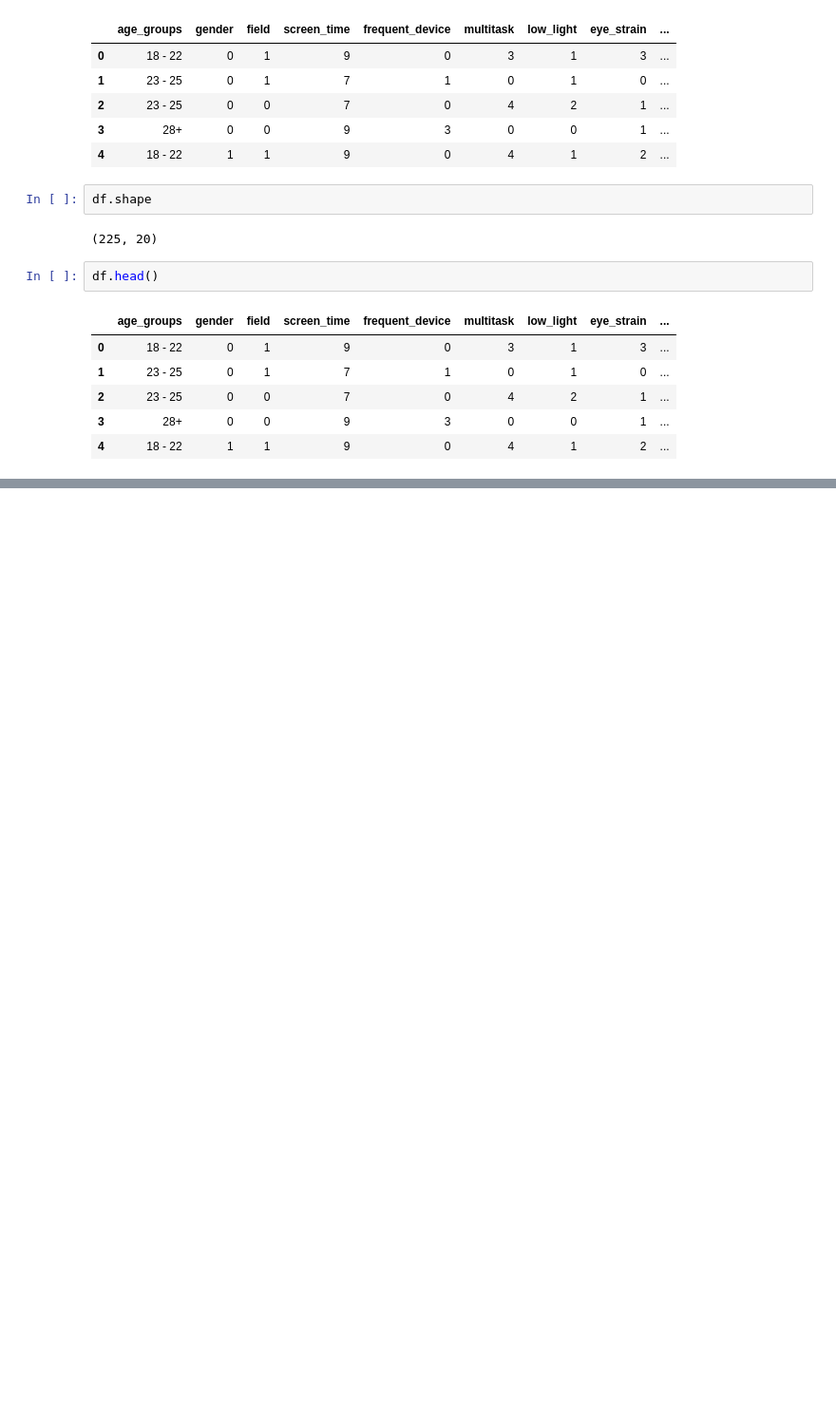
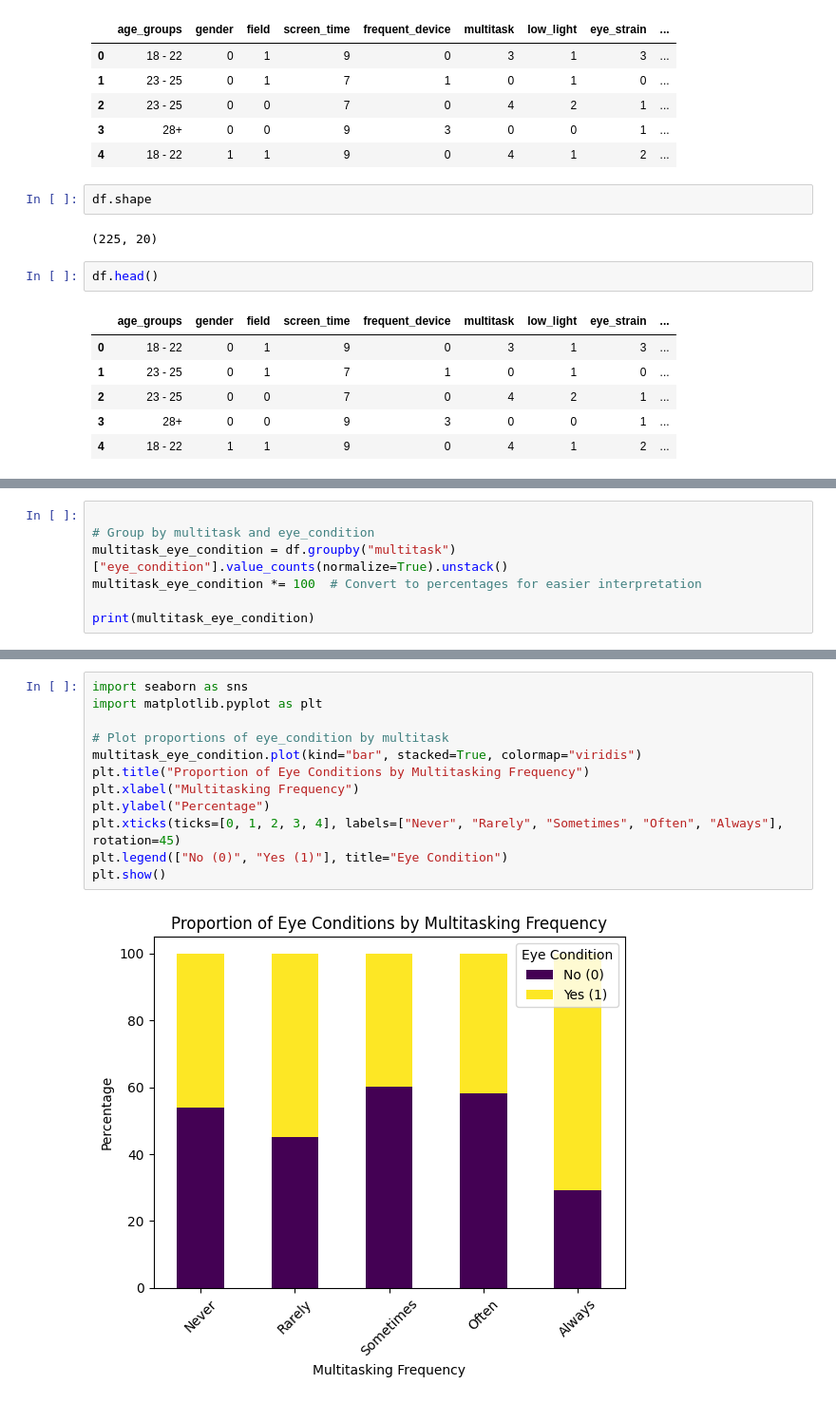
Before and after one commit to codebysubhan/Advance-Statistics-Analysis-Project, a Jupyter notebook: file.ipynb, the cells around one changed output, grey strips where cells are left out. Shown at 95% size. Drawn from its saved outputs; the diff is of its cells as text; blank space fills up the shorter version.

```diff
--- a/file.ipynb
+++ b/file.ipynb
@@ -327,0 +442,7 @@ df.head()
+# %%
+
+# Group by multitask and eye_condition
+multitask_eye_condition = df.groupby("multitask")["eye_condition"].value_counts(normalize=True).unstack()
+multitask_eye_condition *= 100  # Convert to percentages for easier interpretation
+
+print(multitask_eye_condition)
@@ -327,0 +469,14 @@ df.head()
+# %%
+import seaborn as sns
+import matplotlib.pyplot as plt
+
+# Plot proportions of eye_condition by multitask
+multitask_eye_condition.plot(kind="bar", stacked=True, colormap="viridis")
+plt.title("Proportion of Eye Conditions by Multitasking Frequency")
+plt.xlabel("Multitasking Frequency")
+plt.ylabel("Percentage")
+plt.xticks(ticks=[0, 1, 2, 3, 4], labels=["Never", "Rarely", "Sometimes", "Often", "Always"], rotation=45)
+plt.legend(["No (0)", "Yes (1)"], title="Eye Condition")
+plt.show()
+# %% [output]
+[figure, added]
```
Also changed, not shown: parts of 32 cells of this notebook, 1 other file.
